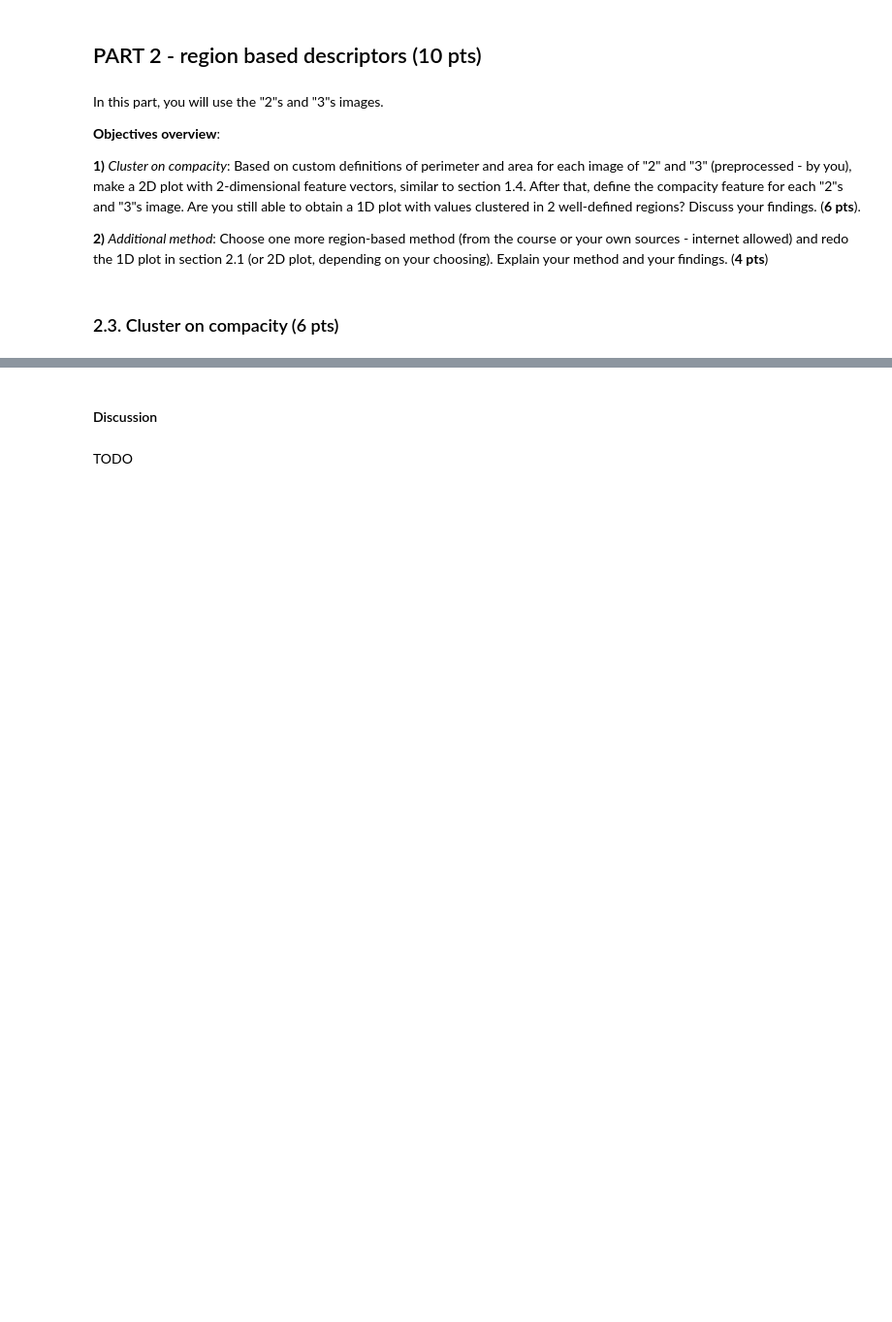
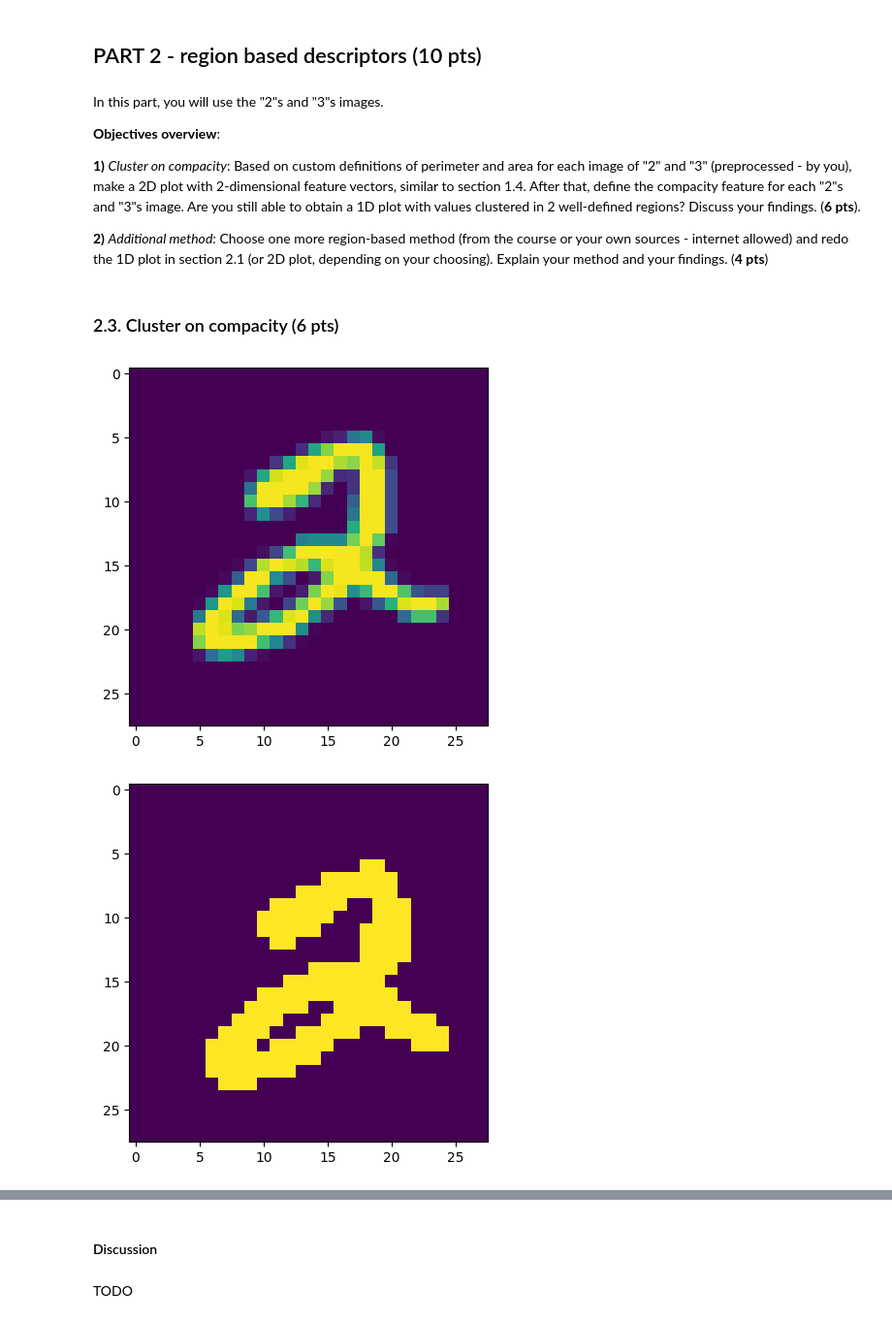
Before and after one commit to LTS5/iapr, a Jupyter notebook: labs/lab_02_object_description.ipynb, the cells around one changed output, grey strips where cells are left out. Shown at 97% size. Saved outputs shown, nothing was run; the diff lists cells and outputs as text; code cells hidden in the pictures; blank space fills up the shorter version.

```diff
--- a/labs/lab_02_object_description.ipynb
+++ b/labs/lab_02_object_description.ipynb
@@ -387,0 +518,33 @@ In this part, you will use the "2"s and "3"s images.
+# %%
+# Preprocess 2s and 3s
+
+plt.imshow(twos_im[0])
+plt.show()
+
+kernel_dilate = np.ones((2,2), np.uint8)
+kernel_erode = np.ones((2,2), np.uint8)
+twos_im_bin = []
+threes_im_bin = []
+for i in range(len(twos_im)):
+    _,im0 = cv2.threshold(twos_im[i], 50, 255, cv2.THRESH_BINARY)
+    _,im1 = cv2.threshold(threes_im[i],50, 255, cv2.THRESH_BINARY)
+
+    #im0 = opening(im0,disk(1))
+    #im1 = opening(im1,disk(1))
+    #im0 = closing(im0,disk(1))
+    #im1 = closing(im1,disk(1))
+    im0 = cv2.erode(im0,kernel_erode)
+    im1 = cv2.erode(im1,kernel_erode)
+    im0 = cv2.dilate(im0,kernel_dilate)
+    im1 = cv2.dilate(im1,kernel_dilate)
+
+    twos_im_bin.append(im0)
+    threes_im_bin.append(im1)
+
+plt.imshow(twos_im_bin[0])
+
+twos=twos_im_bin
+threes=threes_im_bin
+# %% [output]
+[figure, added]
+[figure, added]
```
Also changed, not shown: parts of 18 cells of this notebook.
